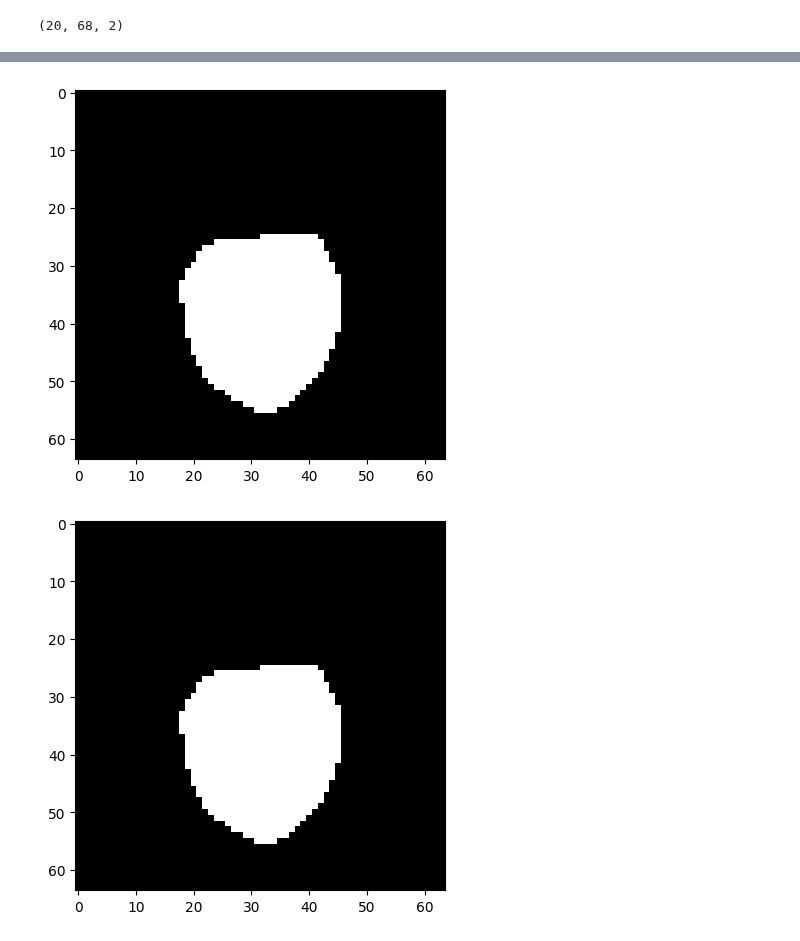
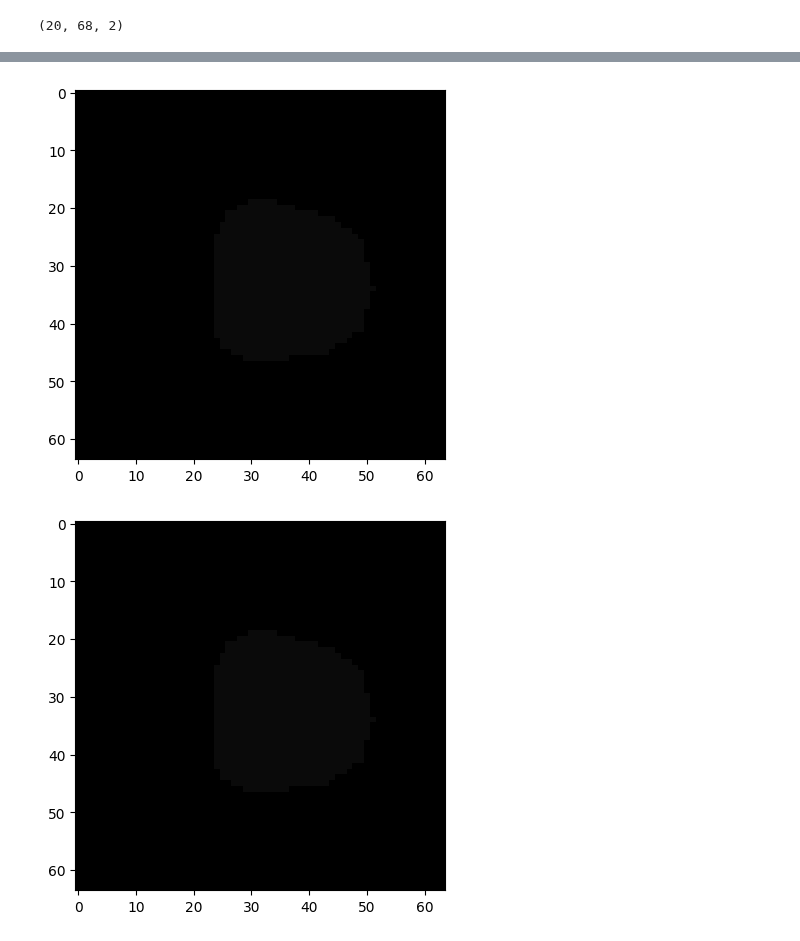
Before and after one commit to lapidarioz/temporal-coherence, a Jupyter notebook: landmarks_dlib copy.ipynb, the cells around one changed output, grey strips where cells are left out. Cells and saved outputs as stored; diff of their text form; code cells hidden in the pictures.

Commit message:
Ongoing displacements

```diff
--- a/landmarks_dlib copy.ipynb
+++ b/landmarks_dlib copy.ipynb
@@ -226,10 +225,17 @@ class FrameDataGenerator():
 train_generator = FrameDataGenerator(train_paths, batch_size=20)
 test_generator = FrameDataGenerator(test_paths, batch_size=20)
 
-previous_frame, current_frame, next_frame = next(test_generator)
+previous_frame, current_frame, next_frame = next(train_generator)
+previous_frame2, current_frame2, next_frame2 = next(train_generator)
+previous_frame3, current_frame3, next_frame3 = next(train_generator)
+previous_frame4, current_frame4, next_frame4 = next(train_generator)
 print(previous_frame.shape)
 print(current_frame.shape)
 print(next_frame.shape)
+
+print(train_generator.current_video_index)
+print(train_generator.current_frame_index)
+print(train_generator.current_video.shape)
 # %% [output]
 (20, 64, 64, 3)
 (20, 64, 64, 3)
@@ -594,6 +630,7 @@ ValueError: operands could not be broadcast together with shapes (68,106,2) (106
 # %%
 import cupy as cp
 import numpy as np
+from skimage.draw import polygon
 
 def interpolate_triangle_value(p, v0, v1, v2, val0, val1, val2):
     """
@@ -715,51 +752,42 @@ def compute_triangle_displacements(points_a, points_b, image_height=IMG_HEIGHT,
     where num_triangles is the number of triangles and each triangle is defined by three (x, y) vertex coordinates.
     Assumes that the input x and y are arrays of shape (height, width), representing the 2D grid of points to compute the displacements for.
     Returns an array of shape (height, width, 2), representing the displacements of each point on the grid.
     """
     triangles = Delaunay(points_a).simplices
 
     # convert to cupy
     points_a = np.asarray(points_a)
     points_b = np.asarray(points_b)
     triangles = np.asarray(triangles)
 
     # Compute the barycentric coordinates of all the points with respect to each triangle
     displacements_values = points_b - points_a
     displacements_values = displacements_values[triangles]
 
     displacements_map = np.zeros((image_height, image_width, 2), dtype=np.uint8)
 
     for i in range(triangles.shape[0]):
-        v0 = points_a[triangles[i, 0]]
-        v1 = points_a[triangles[i, 1]]
-        v2 = points_a[triangles[i, 2]]
-        val0 = displacements_values[i, 0]
-        val1 = displacements_values[i, 1]
-        val2 = displacements_values[i, 2]
-        a = displacements_map[..., 0:1].copy().astype(np.uint8)
-        b = displacements_map[..., 1:2].copy().astype(np.uint8)
-        cordinates = np.array([points_a[triangles[i]]], dtype=np.int32)
-        cv2.fillPoly(a, cordinates, [190])
-        cv2.fillPoly(b, cordinates, [190])
-        displacements_map[..., 0] = a[...,0]
-        displacements_map[..., 1] = b[...,0]
-
-
-
-        # cv2.fillPoly(b, np.int32([triangles[i]]), [190])
+        # v0 = points_a[triangles[i, 0]]
+        # v1 = points_a[triangles[i, 1]]
+        # v2 = points_a[triangles[i, 2]]
+        mean_value = np.mean(displacements_values[i], axis=0)
+        cordinates = np.array(points_a[triangles[i]], dtype=np.int32)
+        r, c = cordinates[..., 0], cordinates[..., 1]
+        rr, cc = polygon(r, c)
+        displacements_map[rr, cc] = mean_value
     # show both images with matplotlib
-    plt.imshow(displacements_map[..., 0], cmap='gray')
+    plt.imshow(displacements_map[..., 0], cmap='gray', vmin=0, vmax=255)
     plt.show()
-    plt.imshow(displacements_map[..., 1], cmap='gray')
+    plt.imshow(displacements_map[..., 1], cmap='gray', vmin=0, vmax=255)
     plt.show()
 
 
     return displacements_map
 
 displacements_map = compute_triangle_displacements(out_landmarks[0], out_landmarks[0]+10)
 # print(displacements_map.shape)
 # print(displacements_map[0, 0])
 # print(displacements_map[0, 1])
 # %% [output]
-[figure, old version]
+[figure, new version]
-[figure, old version]
+[figure, new version]
```
Also changed, not shown: parts of 8 cells of this notebook, 2 other files.
